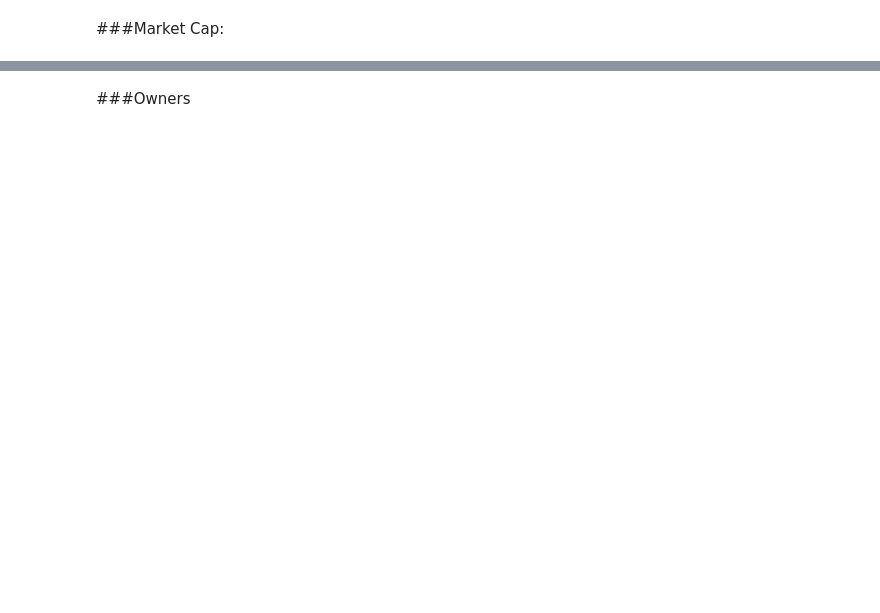
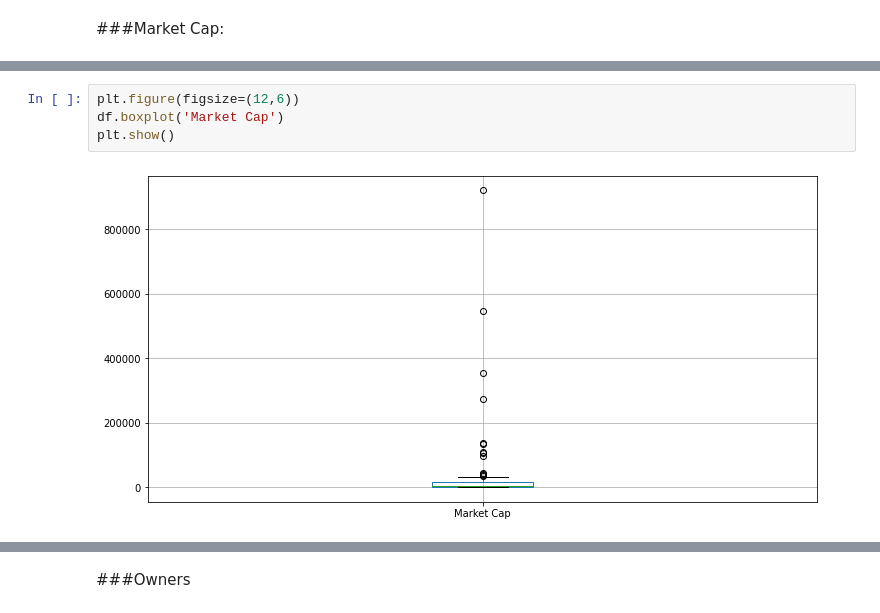
Before and after one commit to dansal0807/top-nfts-data-analysis, a Jupyter notebook: Top_NFTs_Coleta,_Limpeza_e_Exploração_dos_dados.ipynb, the cells around one changed output, grey strips where cells are left out. Saved outputs shown, nothing was run; the diff lists cells and outputs as text; blank space fills up the shorter version.

```diff
--- a/Top_NFTs_Coleta,_Limpeza_e_Exploração_dos_dados.ipynb
+++ b/Top_NFTs_Coleta,_Limpeza_e_Exploração_dos_dados.ipynb
@@ -558,0 +593,6 @@ sns.rugplot(df_mean24h['Floor Price'])
+# %%
+plt.figure(figsize=(12,6))
+df.boxplot('Market Cap')
+plt.show()
+# %% [output]
+[figure, added]
```
Also changed, not shown: parts of 109 cells of this notebook.
